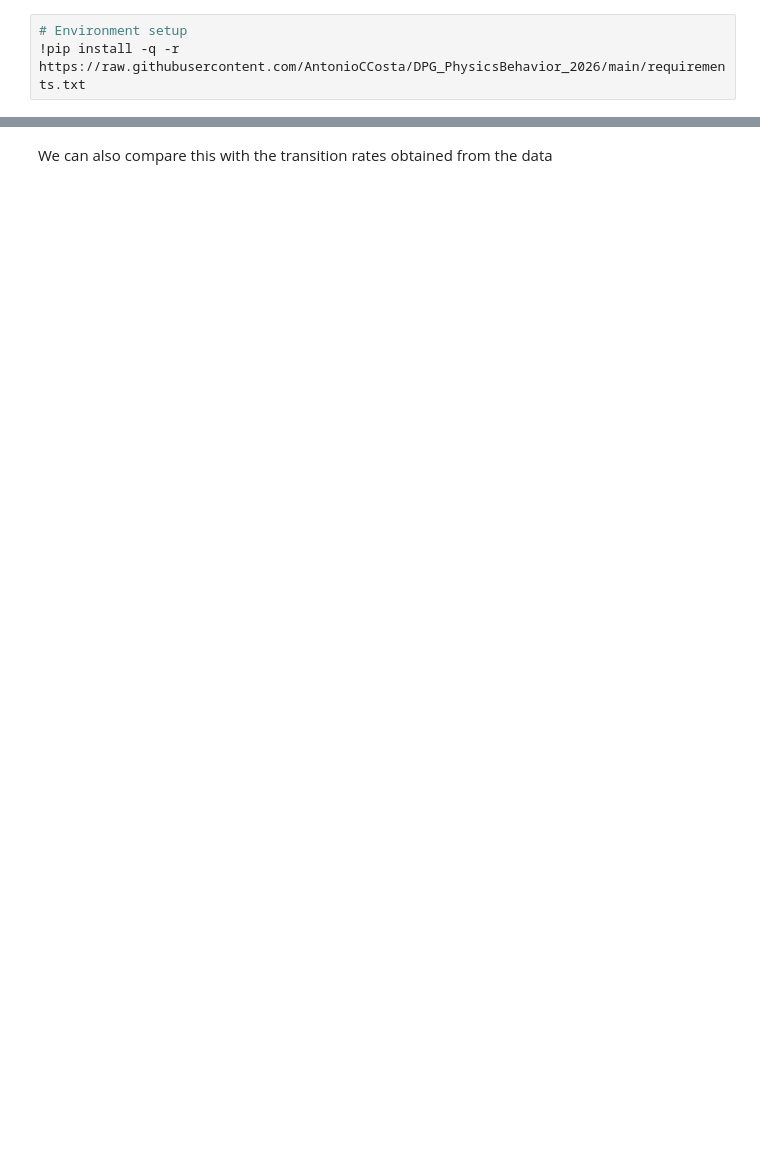
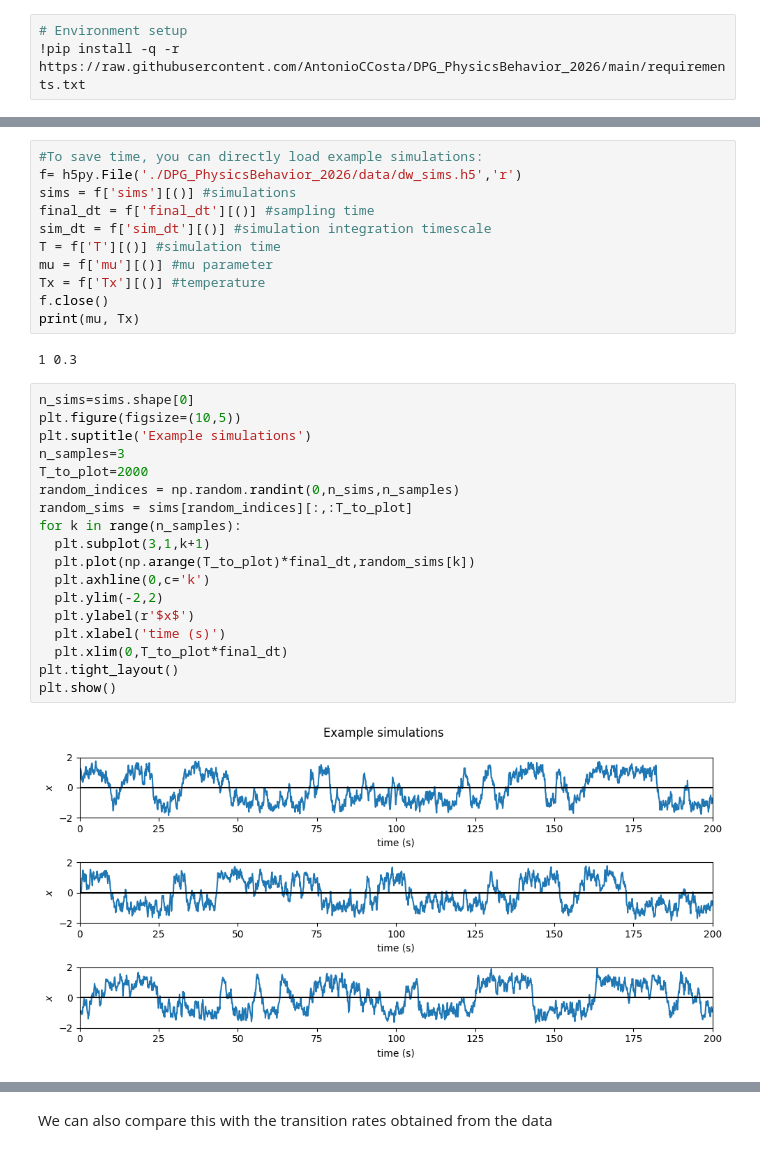
Before and after one commit to AntonioCCosta/DPG_PhysicsBehavior_2026, a Jupyter notebook: notebooks/notebook_2_toy_dw.ipynb, the cells around one changed output, grey strips where cells are left out. Cells and saved outputs as stored; diff of their text form; blank space fills up the shorter version.

```diff
--- a/notebooks/notebook_2_toy_dw.ipynb
+++ b/notebooks/notebook_2_toy_dw.ipynb
@@ -114,0 +101,33 @@ sims = simulate_dw(x0s,mu, Tx, dt, max_iters,downsampling)
+# %%
+#To save time, you can directly load example simulations:
+f= h5py.File('./DPG_PhysicsBehavior_2026/data/dw_sims.h5','r')
+sims = f['sims'][()] #simulations
+final_dt = f['final_dt'][()] #sampling time
+sim_dt = f['sim_dt'][()] #simulation integration timescale
+T = f['T'][()] #simulation time
+mu = f['mu'][()] #mu parameter
+Tx = f['Tx'][()] #temperature
+f.close()
+print(mu, Tx)
+# %% [output]
+1 0.3
+# %%
+n_sims=sims.shape[0]
+plt.figure(figsize=(10,5))
+plt.suptitle('Example simulations')
+n_samples=3
+T_to_plot=2000
+random_indices = np.random.randint(0,n_sims,n_samples)
+random_sims = sims[random_indices][:,:T_to_plot]
+for k in range(n_samples):
+  plt.subplot(3,1,k+1)
+  plt.plot(np.arange(T_to_plot)*final_dt,random_sims[k])
+  plt.axhline(0,c='k')
+  plt.ylim(-2,2)
+  plt.ylabel(r'$x$')
+  plt.xlabel('time (s)')
+  plt.xlim(0,T_to_plot*final_dt)
+plt.tight_layout()
+plt.show()
+# %% [output]
+[figure, added]
```
Also changed, not shown: parts of 16 cells of this notebook.
